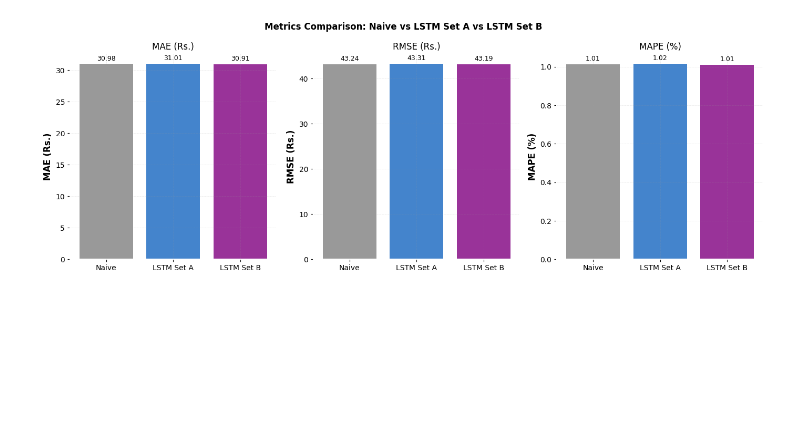
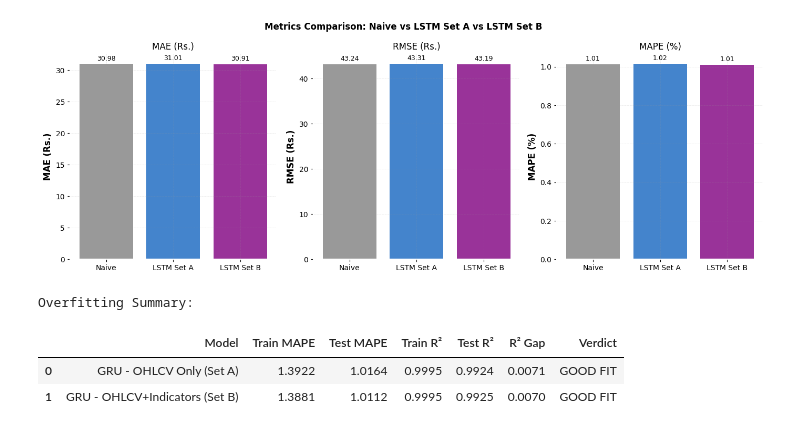
Before and after one commit to rishika790/AI-PORTFOLIO, a Jupyter notebook: DL_GRU_OHLCV_vs_Indicators.ipynb, the cells around one changed output. Cells and saved outputs as stored; diff of their text form; code cells hidden in the pictures; blank space fills up the shorter version.

Commit message:
code: cell 75 — ov = pd.DataFrame({

```diff
--- a/DL_GRU_OHLCV_vs_Indicators.ipynb
+++ b/DL_GRU_OHLCV_vs_Indicators.ipynb
@@ -1077,3 +1077,20 @@ plt.suptitle('Metrics Comparison: Naive vs LSTM Set A vs LSTM Set B', fontsize=1
 plt.tight_layout(); plt.show()
 # %% [output]
 [figure]
+# %%
+ov = pd.DataFrame({
+    'Model'      : ['GRU - OHLCV Only (Set A)', 'GRU - OHLCV+Indicators (Set B)'],
+    'Train MAPE' : [round(tr_met_A['MAPE'],4), round(tr_met_B['MAPE'],4)],
+    'Test MAPE'  : [round(met_A_test['MAPE'],4), round(met_B_test['MAPE'],4)],
+    'Train R²'   : [round(tr_met_A['R2'],4),  round(tr_met_B['R2'],4)],
+    'Test R²'    : [round(met_A_test['R2'],4), round(met_B_test['R2'],4)],
+    'R² Gap'     : [round(tr_met_A['R2']-met_A_test['R2'],4), round(tr_met_B['R2']-met_B_test['R2'],4)],
+    'Verdict'    : [verdict_A, verdict_B],
+})
+print('Overfitting Summary:')
+display(ov)
+# %% [output]
+Overfitting Summary:
+|  | Model | Train MAPE | Test MAPE | Train R² | Test R² | R² Gap | Verdict |
+| 0 | GRU - OHLCV Only (Set A) | 1.3922 | 1.0164 | 0.9995 | 0.9924 | 0.0071 | GOOD FIT |
+| 1 | GRU - OHLCV+Indicators (Set B) | 1.3881 | 1.0112 | 0.9995 | 0.9925 | 0.0070 | GOOD FIT |
```
